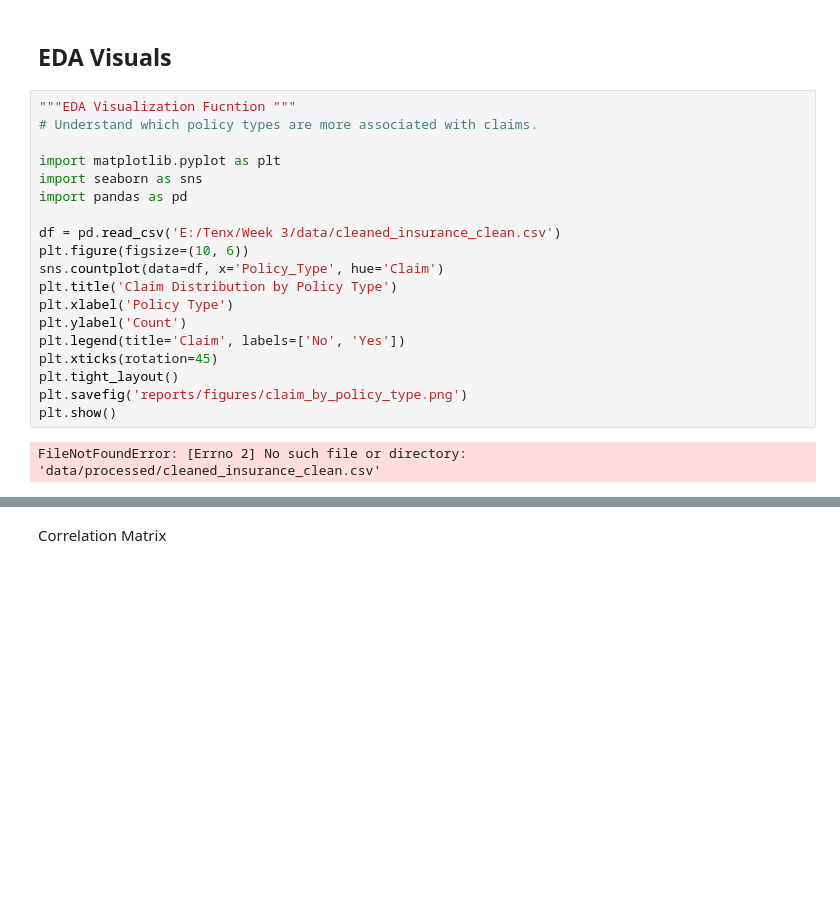
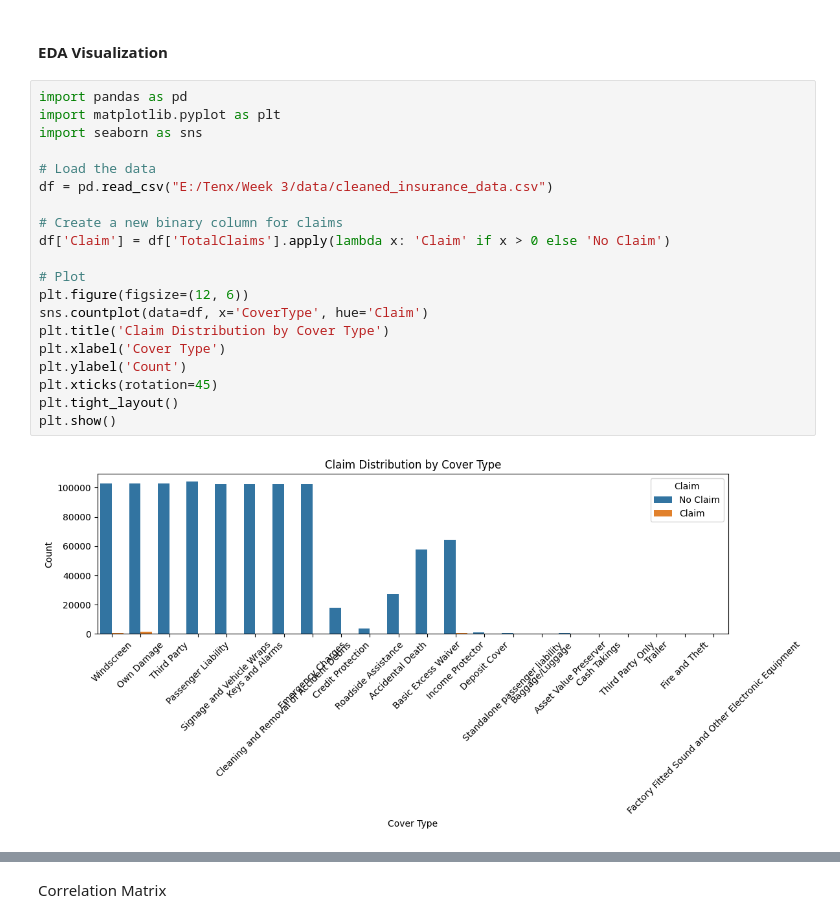
Before and after one commit to BetselotYitagesu/Insurance_Risk_Analytics_Predictive, a Jupyter notebook: notebooks/eda_plots.ipynb, the cells around one changed output, grey strips where cells are left out. Drawn from its saved outputs; the diff is of its cells as text; blank space fills up the shorter version.

```diff
--- a/notebooks/eda_plots.ipynb
+++ b/notebooks/eda_plots.ipynb
@@ -1,23 +1,24 @@
 # %% [markdown]
-## EDA Visuals
+#### EDA Visualization
 # %%
-"""EDA Visualization Fucntion """
-# Understand which policy types are more associated with claims.
-
+import pandas as pd
 import matplotlib.pyplot as plt
 import seaborn as sns
-import pandas as pd
 
-df = pd.read_csv('E:/Tenx/Week 3/data/cleaned_insurance_clean.csv')
-plt.figure(figsize=(10, 6))
-sns.countplot(data=df, x='Policy_Type', hue='Claim')
-plt.title('Claim Distribution by Policy Type')
-plt.xlabel('Policy Type')
+# Load the data
+df = pd.read_csv("E:/Tenx/Week 3/data/cleaned_insurance_data.csv")
+
+# Create a new binary column for claims
+df['Claim'] = df['TotalClaims'].apply(lambda x: 'Claim' if x > 0 else 'No Claim')
+
+# Plot
+plt.figure(figsize=(12, 6))
+sns.countplot(data=df, x='CoverType', hue='Claim')
+plt.title('Claim Distribution by Cover Type')
+plt.xlabel('Cover Type')
 plt.ylabel('Count')
-plt.legend(title='Claim', labels=['No', 'Yes'])
 plt.xticks(rotation=45)
 plt.tight_layout()
-plt.savefig('reports/figures/claim_by_policy_type.png')
 plt.show()
 # %% [output]
-FileNotFoundError: [Errno 2] No such file or directory: 'data/processed/cleaned_insurance_clean.csv'
+[figure, added]
```
Also changed, not shown: parts of 3 cells of this notebook, 4 other files.
